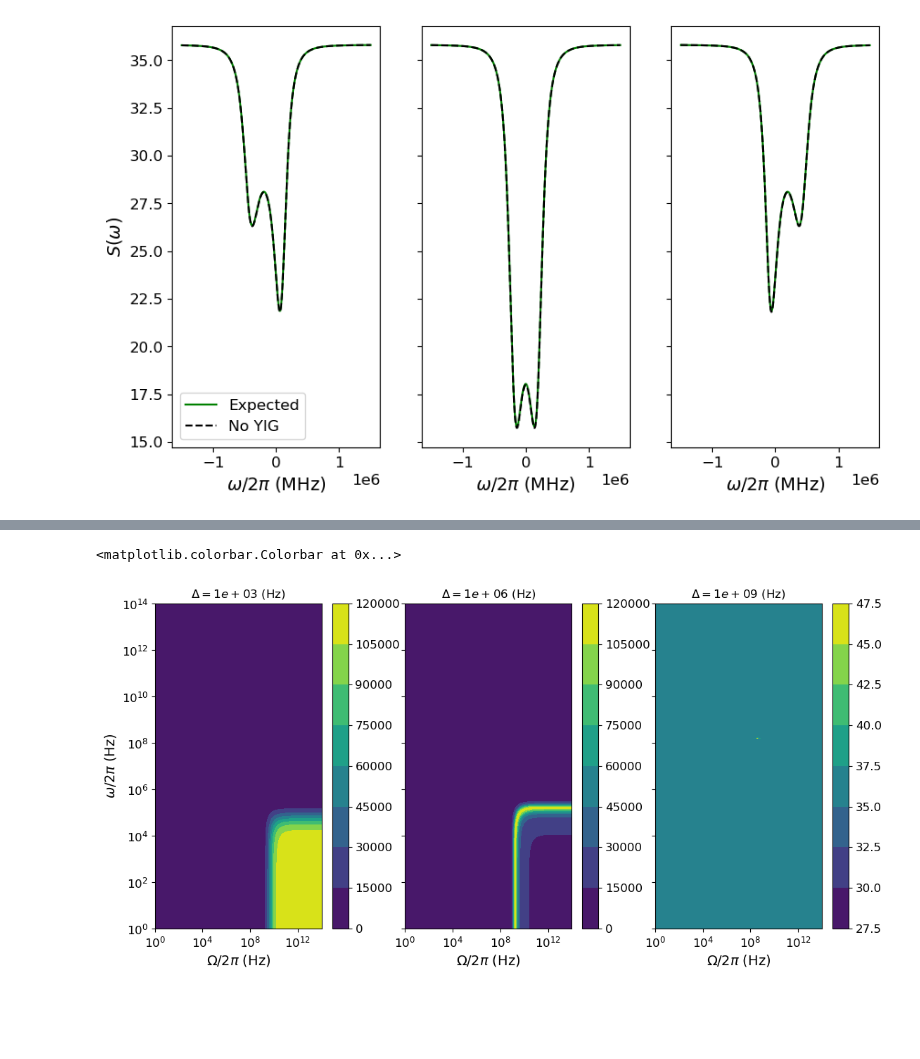
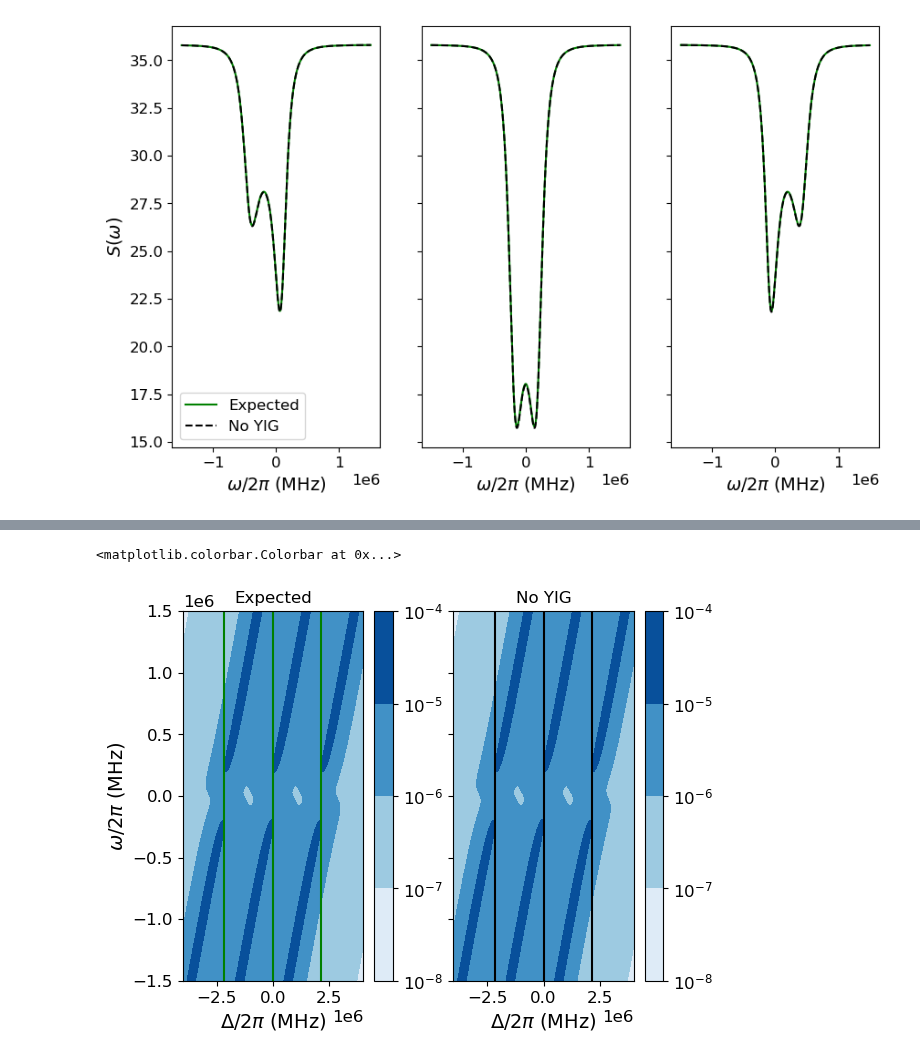
Before and after one commit to jleamer/mode_cooling, a Jupyter notebook: yig_nv_cooling.ipynb, the cells around one changed output, grey strips where cells are left out. Drawn from its saved outputs; the diff is of its cells as text; code cells hidden in the pictures; blank space fills up the shorter version.

```diff
--- a/yig_nv_cooling.ipynb
+++ b/yig_nv_cooling.ipynb
@@ -745,27 +425,43 @@ specc = full_output_spec(ωm, g, r, gy, χ, κ, γ, nT, nc, ny, Δc, Ωm)
-# %%
-fig = plt.figure(1, figsize=(13, 6))
-ax = fig.subplots(1, 3, sharex='all', sharey='all')
-ima = ax[0].contourf(Ωm / (2 * np.pi), ωm / (2 * np.pi), speca)
-ax[0].set_xscale('log')
-ax[0].set_yscale('log')
-ax[0].set_title("$\\Delta = {%.e} $ (Hz)" % Δa)
-ax[0].set_xlabel("$\\Omega / 2\\pi$ (Hz)")
-ax[0].set_ylabel("$\\omega / 2\\pi$ (Hz)")
-fig.colorbar(ima)
-
-imb = ax[1].contourf(Ωm / (2 * np.pi), ωm / (2 * np.pi), specb)
-ax[1].set_xscale('log')
-ax[1].set_yscale('log')
-ax[1].set_title("$\\Delta = {%.e} $ (Hz)" % Δb)
-ax[1].set_xlabel("$\\Omega / 2\\pi$ (Hz)")
-fig.colorbar(imb)
-
-imc = ax[2].contourf(Ωm / (2 * np.pi), ωm / (2 * np.pi), specc)
-ax[2].set_xscale('log')
-ax[2].set_yscale('log')
-ax[2].set_title("$\\Delta = {%.e} $ (Hz)" % Δc)
-ax[2].set_xlabel("$\\Omega / 2\\pi$ (Hz)")
-fig.colorbar(imc)
-# %% [output]
-<matplotlib.colorbar.Colorbar at 0x...>
-[figure, removed]
+# %%
+# Now let's compare cavity spectra
+# Now we want to compare the output spectra
+r = 2 * np.pi * 229e3
+γ = 2 * np.pi * 140e3
+κ = 2 * np.pi * 185.1e3
+g = 2 * np.pi * 197.7e3
+P = 0.8
+nc = 0.5 * (1 - P) / P
+ω = 2 * np.pi * np.linspace(-1.5, 1.5, 1000) * 1e6 # Hz
+Δ = 2 * np.pi * np.linspace(-4, 4, 1000) * 1e6 # Hz
+ωm, Δm = np.meshgrid(ω, Δ)
+expected_spectra_a = nv_cavity_spec(ωm, g, r, κ, γ, nT, nc, Δm - 2.15 * 2 * np.pi * 1e6)
+expected_spectra_b = nv_cavity_spec(ωm, g, r, κ, γ, nT, nc, Δm - 0)
+expected_spectra_c = nv_cavity_spec(ωm, g, r, κ, γ, nT, nc, Δm + 2.15 * 2 * np.pi * 1e6)
+expected_spectra = 0.33 * expected_spectra_a + 0.33 * expected_spectra_b + 0.33 * expected_spectra_c
+# %%
+calculated_spectra_a = full_cavity_spec(ωm, g, r, 0, 0, κ, γ, nT, nc, 0, Δm - 2.15 * 2 * np.pi * 1e6, 0)
+calculated_spectra_b = full_cavity_spec(ωm, g, r, 0, 0, κ, γ, nT, nc, 0, Δm - 0, 0)
+calculated_spectra_c = full_cavity_spec(ωm, g, r, 0, 0, κ, γ, nT, nc, 0, Δm + 2.15 * 2 * np.pi * 1e6, 0)
+calculated_spectra = 0.33 * calculated_spectra_a + 0.33 * calculated_spectra_b + 0.33 * calculated_spectra_c
+# %%
+fig1 = plt.figure(1)
+ax = fig1.subplots(1, 2, sharex='all', sharey='all')
+im1 = ax[0].contourf(Δm / (2 * np.pi), ωm / (2 * np.pi), expected_spectra, cmap='Blues', norm=mpl.colors.LogNorm())
+ax[0].axvline(x=-2.15 * 1e6, color='g')
+ax[0].axvline(x=0, color='g')
+ax[0].axvline(x=2.15 * 1e6, color='g')
+ax[0].set_xlabel("$\\Delta / 2\\pi$ (MHz)")
+ax[0].set_ylabel("$\\omega / 2\\pi$ (MHz)")
+ax[0].set_title("Expected")
+
+im2 = ax[1].contourf(Δm / (2 * np.pi), ωm / (2 * np.pi), calculated_spectra, cmap='Blues', norm=mpl.colors.LogNorm())
+ax[1].axvline(x=-2.15 * 1e6, color='k')
+ax[1].axvline(x=0, color='k')
+ax[1].axvline(x=2.15 * 1e6, color='k')
+ax[1].set_xlabel("$\\Delta / 2\\pi$ (MHz)")
+ax[1].set_title("No YIG")
+fig1.colorbar(im1)
+fig1.colorbar(im2)
+# %% [output]
+<matplotlib.colorbar.Colorbar at 0x...>
+[figure, added]
```
Also changed, not shown: parts of 62 cells of this notebook.
